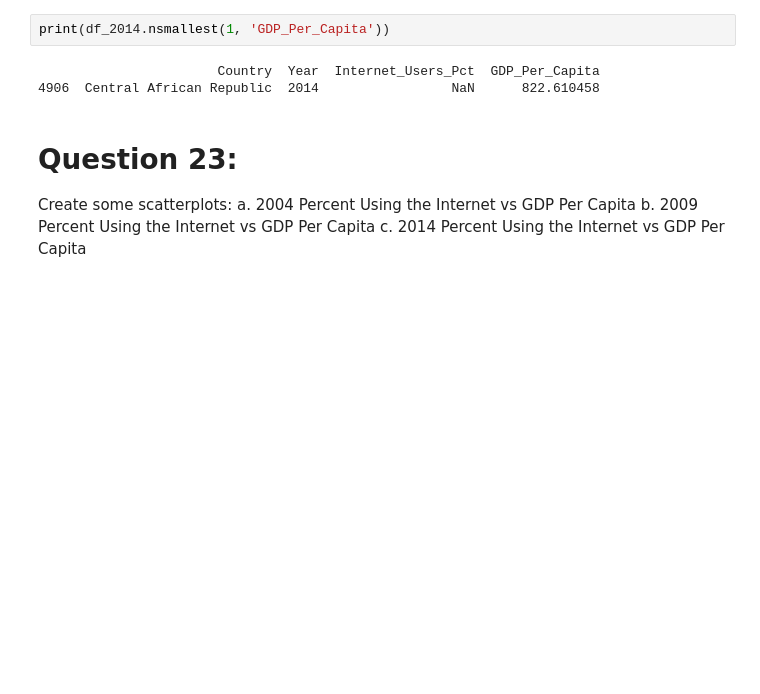
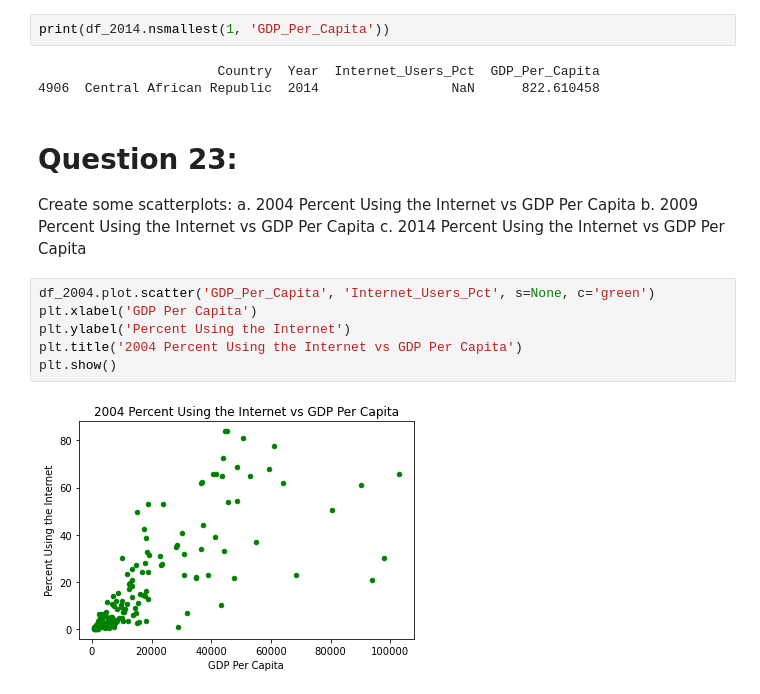
Before and after one commit to rebeccagwolfe/gdp-and-internet-usage-rebeccagwolfe, a Jupyter notebook: Notebooks/rwpython_notebook.ipynb, the cells around one changed output. Saved outputs shown, nothing was run; the diff lists cells and outputs as text; blank space fills up the shorter version.

```diff
--- a/Notebooks/rwpython_notebook.ipynb
+++ b/Notebooks/rwpython_notebook.ipynb
@@ -437,3 +437,11 @@ Create some scatterplots:
 a. 2004 Percent Using the Internet vs GDP Per Capita
 b. 2009 Percent Using the Internet vs GDP Per Capita
 c. 2014 Percent Using the Internet vs GDP Per Capita
+# %%
+df_2004.plot.scatter('GDP_Per_Capita', 'Internet_Users_Pct', s=None, c='green')
+plt.xlabel('GDP Per Capita')
+plt.ylabel('Percent Using the Internet')
+plt.title('2004 Percent Using the Internet vs GDP Per Capita')
+plt.show()
+# %% [output]
+[figure, added]
```
Also changed, not shown: parts of 3 cells of this notebook.
